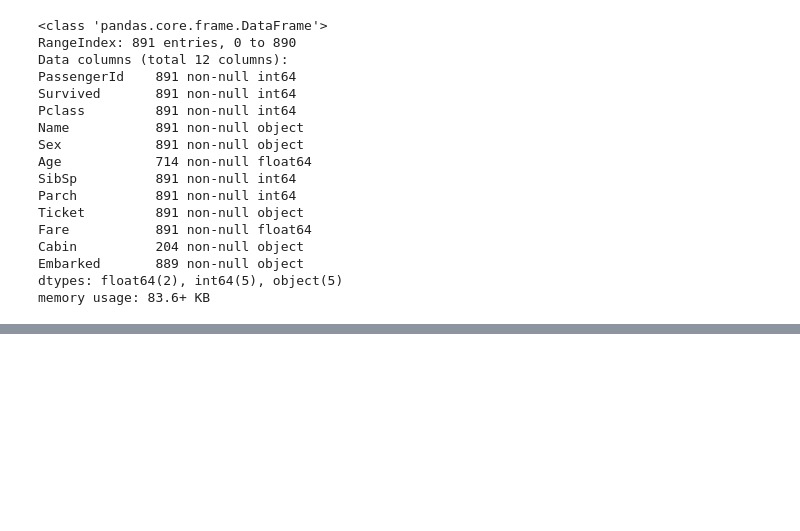
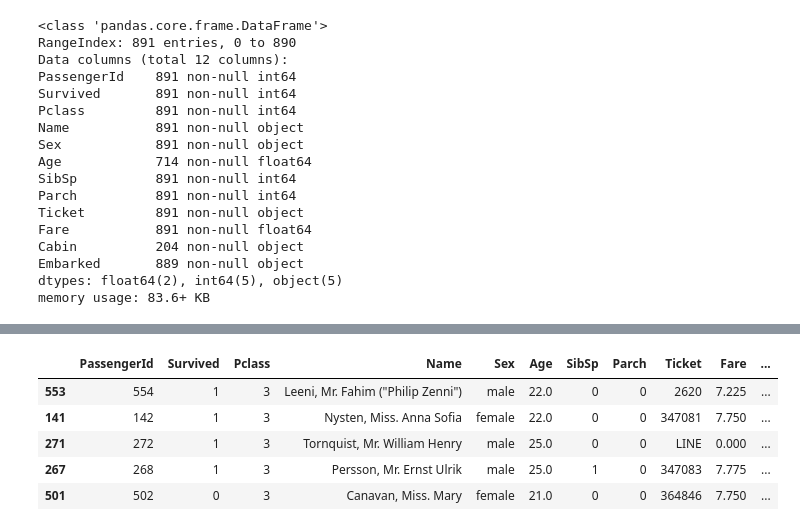
Before and after one commit to h4nyu/aplf, a Jupyter notebook: app/notebooks/titanic.ipynb, the cells around one changed output, grey strips where cells are left out. Cells and saved outputs as stored; diff of their text form; code cells hidden in the pictures; blank space fills up the shorter version.

```diff
--- a/app/notebooks/titanic.ipynb
+++ b/app/notebooks/titanic.ipynb
@@ -104,0 +105,14 @@ AttributeError: 'MultiProgressWidget' object has no attribute 'elapsed_time'
+# %%
+train_df[
+    (preprocessed_train_df['Survived'] != predict_df) &
+    (train_df['Age'] < 27) &
+    (train_df['Age'] > 20) &
+    (train_df['Fare'] < 10)
+].sample(5)
+# %% [output]
+|  | PassengerId | Survived | Pclass | Name | Sex | Age | SibSp | Parch | Ticket | Fare | ... |
+| 553 | 554 | 1 | 3 | Leeni, Mr. Fahim ("Philip Zenni") | male | 22.0 | 0 | 0 | 2620 | 7.225 | ... |
+| 141 | 142 | 1 | 3 | Nysten, Miss. Anna Sofia | female | 22.0 | 0 | 0 | 347081 | 7.750 | ... |
+| 271 | 272 | 1 | 3 | Tornquist, Mr. William Henry | male | 25.0 | 0 | 0 | LINE | 0.000 | ... |
+| 267 | 268 | 1 | 3 | Persson, Mr. Ernst Ulrik | male | 25.0 | 1 | 0 | 347083 | 7.775 | ... |
+| 501 | 502 | 0 | 3 | Canavan, Miss. Mary | female | 21.0 | 0 | 0 | 364846 | 7.750 | ... |
```
Also changed, not shown: parts of 8 cells of this notebook, 7 other files.
